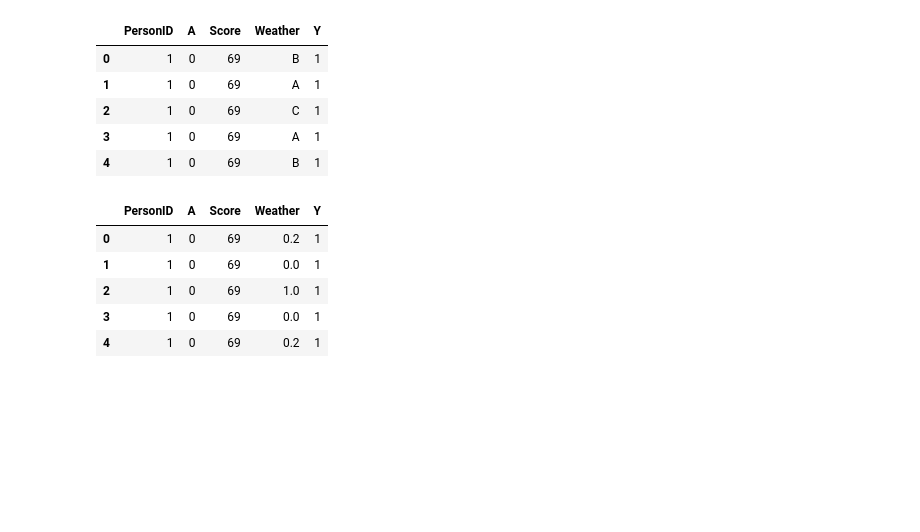
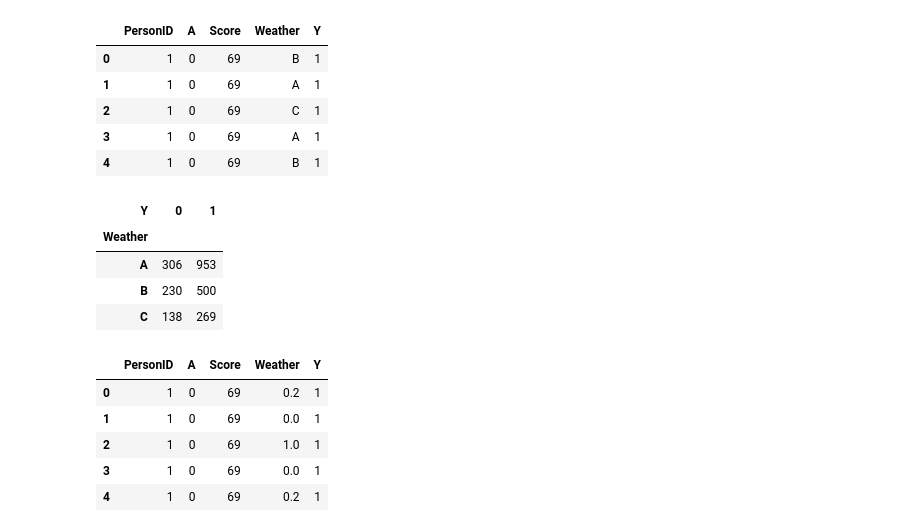
Before and after one commit to yhiguchijp/PystanNotebookForRStanBook, a Jupyter notebook: Ch05-03_LogisticReg.ipynb, the cells around one changed output. Cells and saved outputs as stored; diff of their text form; code cells hidden in the pictures; blank space fills up the shorter version.

```diff
--- a/Ch05-03_LogisticReg.ipynb
+++ b/Ch05-03_LogisticReg.ipynb
@@ -23,6 +23,14 @@ df.head()
 | 2 | 1 | 0 | 69 | C | 1 |
 | 3 | 1 | 0 | 69 | A | 1 |
 | 4 | 1 | 0 | 69 | B | 1 |
+# %%
+df.pivot_table(index = 'Weather', columns='Y', values='A', aggfunc = 'count')
+# %% [output]
+| Y | 0 | 1 |
+| Weather |  |  |
+| A | 306 | 953 |
+| B | 230 | 500 |
+| C | 138 | 269 |
 # %%
 df.Weather = df.Weather.replace(to_replace=['A', 'B', 'C'], value=[0, 0.2, 1.0])
 df.head()
```
Also changed, not shown: 5 other files.
